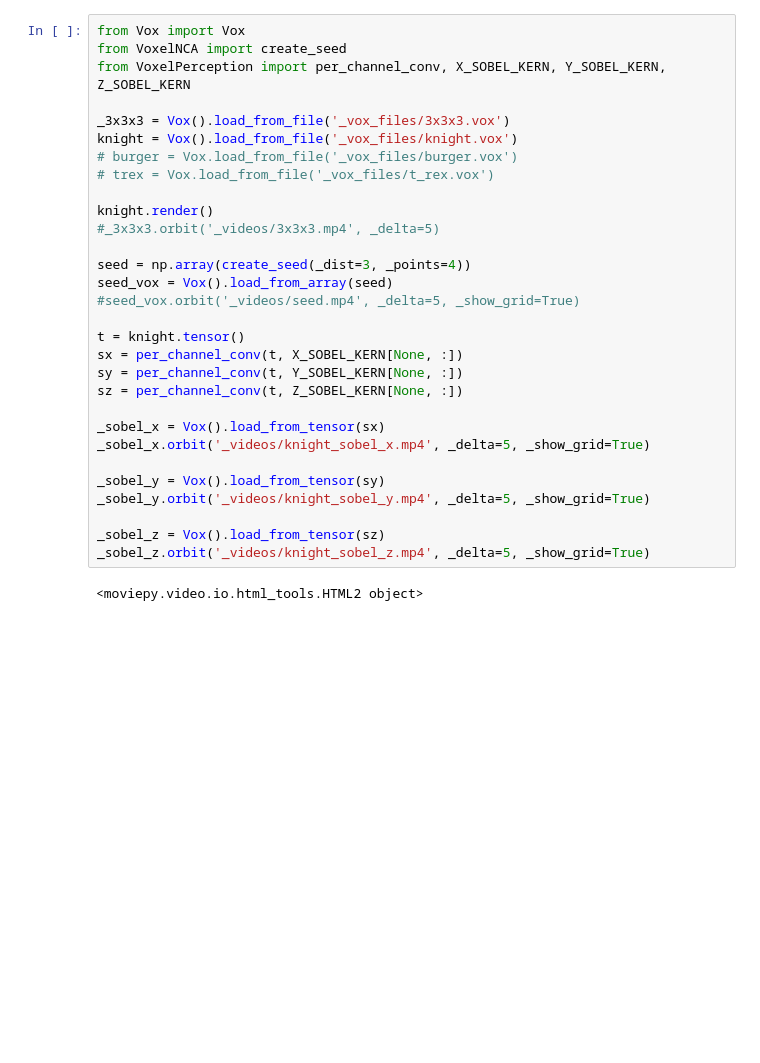
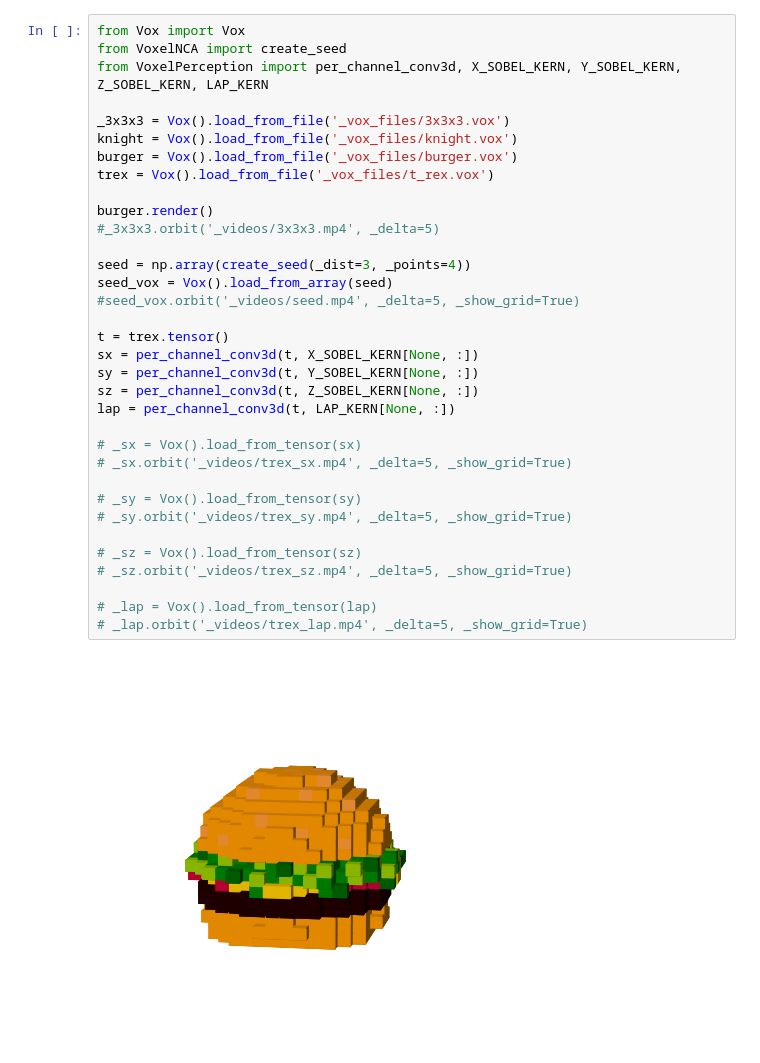
Before and after one commit to mravelo5874/neural-cellular-automata, a Jupyter notebook: 4_voxel_experiments/voxel_nb.ipynb, the cells around one changed output. Saved outputs shown, nothing was run; the diff lists cells and outputs as text; blank space fills up the shorter version.

```diff
--- a/4_voxel_experiments/voxel_nb.ipynb
+++ b/4_voxel_experiments/voxel_nb.ipynb
@@ -78,32 +91,36 @@ plt.show()
 # %%
 from Vox import Vox
 from VoxelNCA import create_seed
-from VoxelPerception import per_channel_conv, X_SOBEL_KERN, Y_SOBEL_KERN, Z_SOBEL_KERN
+from VoxelPerception import per_channel_conv3d, X_SOBEL_KERN, Y_SOBEL_KERN, Z_SOBEL_KERN, LAP_KERN
 
 _3x3x3 = Vox().load_from_file('_vox_files/3x3x3.vox')
 knight = Vox().load_from_file('_vox_files/knight.vox')
-# burger = Vox.load_from_file('_vox_files/burger.vox')
-# trex = Vox.load_from_file('_vox_files/t_rex.vox')
+burger = Vox().load_from_file('_vox_files/burger.vox')
+trex = Vox().load_from_file('_vox_files/t_rex.vox')
 
-knight.render()
+burger.render()
 #_3x3x3.orbit('_videos/3x3x3.mp4', _delta=5)
 
 seed = np.array(create_seed(_dist=3, _points=4))
 seed_vox = Vox().load_from_array(seed)
 #seed_vox.orbit('_videos/seed.mp4', _delta=5, _show_grid=True)
 
-t = knight.tensor()
-sx = per_channel_conv(t, X_SOBEL_KERN[None, :])
-sy = per_channel_conv(t, Y_SOBEL_KERN[None, :])
-sz = per_channel_conv(t, Z_SOBEL_KERN[None, :])
+t = trex.tensor()
+sx = per_channel_conv3d(t, X_SOBEL_KERN[None, :])
+sy = per_channel_conv3d(t, Y_SOBEL_KERN[None, :])
+sz = per_channel_conv3d(t, Z_SOBEL_KERN[None, :])
+lap = per_channel_conv3d(t, LAP_KERN[None, :])
 
-_sobel_x = Vox().load_from_tensor(sx)
-_sobel_x.orbit('_videos/knight_sobel_x.mp4', _delta=5, _show_grid=True)
+# _sx = Vox().load_from_tensor(sx)
+# _sx.orbit('_videos/trex_sx.mp4', _delta=5, _show_grid=True)
 
-_sobel_y = Vox().load_from_tensor(sy)
-_sobel_y.orbit('_videos/knight_sobel_y.mp4', _delta=5, _show_grid=True)
+# _sy = Vox().load_from_tensor(sy)
+# _sy.orbit('_videos/trex_sy.mp4', _delta=5, _show_grid=True)
 
-_sobel_z = Vox().load_from_tensor(sz)
-_sobel_z.orbit('_videos/knight_sobel_z.mp4', _delta=5, _show_grid=True)
+# _sz = Vox().load_from_tensor(sz)
+# _sz.orbit('_videos/trex_sz.mp4', _delta=5, _show_grid=True)
+
+# _lap = Vox().load_from_tensor(lap)
+# _lap.orbit('_videos/trex_lap.mp4', _delta=5, _show_grid=True)
 # %% [output]
-<moviepy.video.io.html_tools.HTML2 object>
+[figure, added]
```
Also changed, not shown: parts of 3 cells of this notebook, 11 other files.
